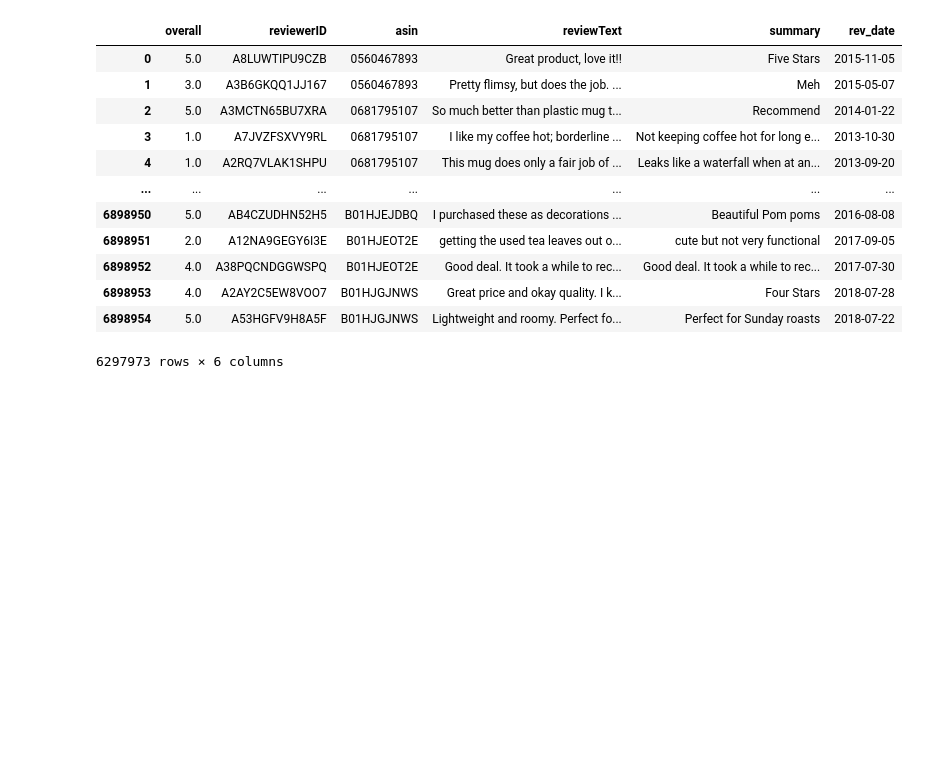
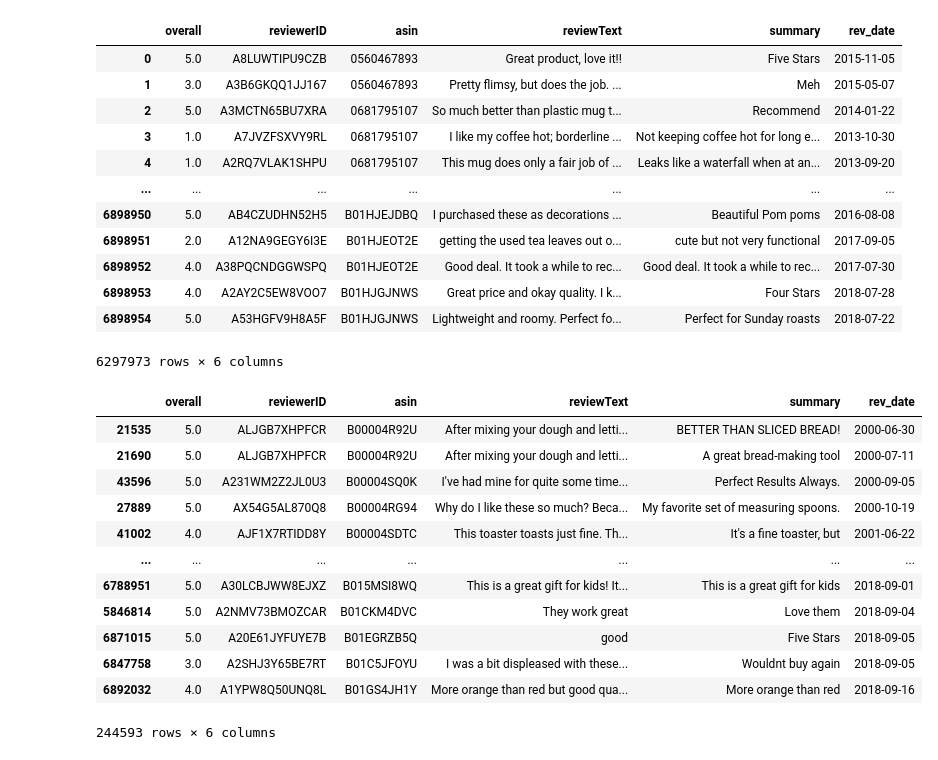
Before and after one commit to Thaslim/Amazon_Review_Analysis, a Jupyter notebook: Data_preprocessing.ipynb, the cells around one changed output. Cells and saved outputs as stored; diff of their text form; code cells hidden in the pictures; blank space fills up the shorter version.

```diff
--- a/Data_preprocessing.ipynb
+++ b/Data_preprocessing.ipynb
@@ -119,3 +119,20 @@ df
 # %%
 #Sorting the rows by rev_date , old reviews to latest reviews
 df = df.sort_values(by = 'rev_date')
+# %%
+#ADD CODE for finding duplicates
+df[df.duplicated(subset = ['asin','reviewerID'], keep = 'last')]
+# %% [output]
+|  | overall | reviewerID | asin | reviewText | summary | rev_date |
+| 21535 | 5.0 | ALJGB7XHPFCR | B00004R92U | After mixing your dough and letti... | BETTER THAN SLICED BREAD! | 2000-06-30 |
+| 21690 | 5.0 | ALJGB7XHPFCR | B00004R92U | After mixing your dough and letti... | A great bread-making tool | 2000-07-11 |
+| 43596 | 5.0 | A231WM2Z2JL0U3 | B00004SQ0K | I've had mine for quite some time... | Perfect Results Always. | 2000-09-05 |
+| 27889 | 5.0 | AX54G5AL870Q8 | B00004RG94 | Why do I like these so much? Beca... | My favorite set of measuring spoons. | 2000-10-19 |
+| 41002 | 4.0 | AJF1X7RTIDD8Y | B00004SDTC | This toaster toasts just fine. Th... | It's a fine toaster, but | 2001-06-22 |
+| ... | ... | ... | ... | ... | ... | ... |
+| 6788951 | 5.0 | A30LCBJWW8EJXZ | B015MSI8WQ | This is a great gift for kids! It... | This is a great gift for kids | 2018-09-01 |
+| 5846814 | 5.0 | A2NMV73BMOZCAR | B01CKM4DVC | They work great | Love them | 2018-09-04 |
+| 6871015 | 5.0 | A20E61JYFUYE7B | B01EGRZB5Q | good | Five Stars | 2018-09-05 |
+| 6847758 | 3.0 | A2SHJ3Y65BE7RT | B01C5JFOYU | I was a bit displeased with these... | Wouldnt buy again | 2018-09-05 |
+| 6892032 | 4.0 | A1YPW8Q50UNQ8L | B01GS4JH1Y | More orange than red but good qua... | More orange than red | 2018-09-16 |
+244593 rows × 6 columns
```
Also changed, not shown: parts of 2 cells of this notebook.
